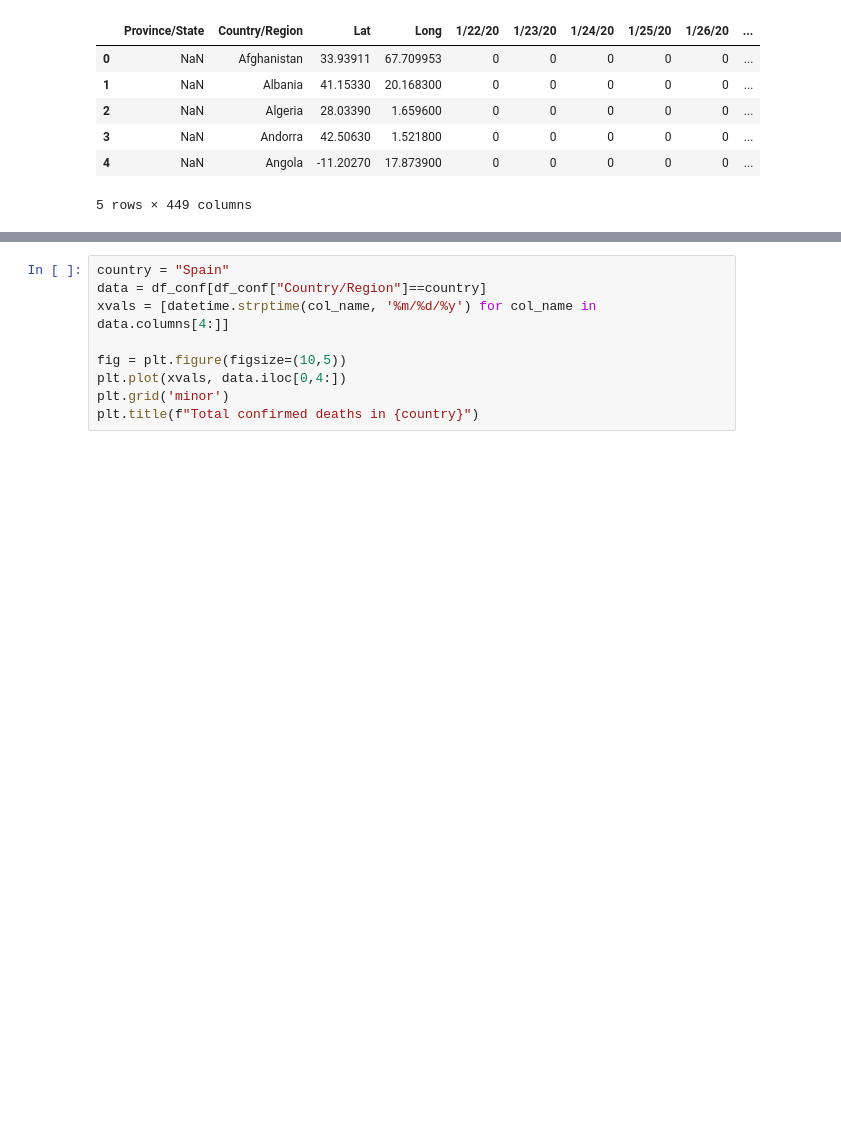
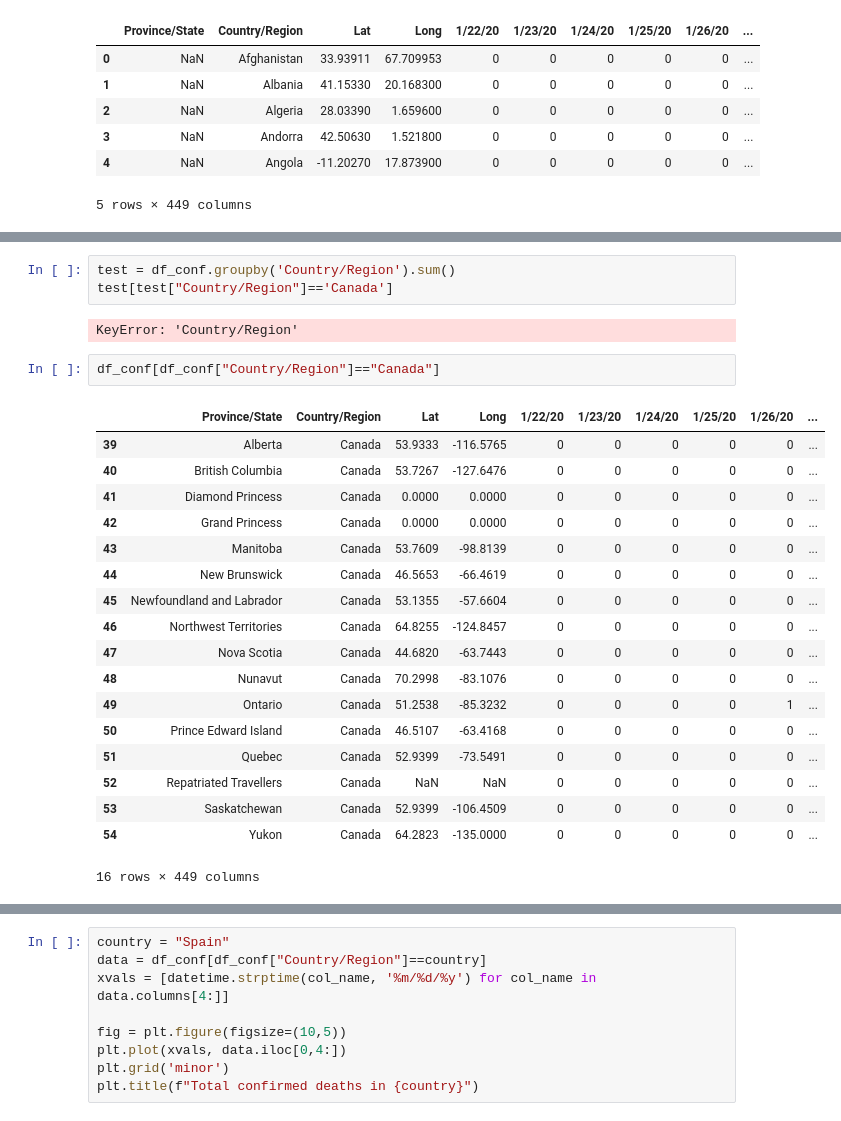
Before and after one commit to nmanduley/midproject, a Jupyter notebook: exploratory/exploratory.ipynb, the cells around one changed output, grey strips where cells are left out. Cells and saved outputs as stored; diff of their text form; blank space fills up the shorter version.

```diff
--- a/exploratory/exploratory.ipynb
+++ b/exploratory/exploratory.ipynb
@@ -41,0 +111,26 @@ df_rec.head()
+# %%
+test = df_conf.groupby('Country/Region').sum()
+test[test["Country/Region"]=='Canada']
+# %% [output]
+KeyError: 'Country/Region'
+# %%
+df_conf[df_conf["Country/Region"]=="Canada"]
+# %% [output]
+|  | Province/State | Country/Region | Lat | Long | 1/22/20 | 1/23/20 | 1/24/20 | 1/25/20 | 1/26/20 | ... |
+| 39 | Alberta | Canada | 53.9333 | -116.5765 | 0 | 0 | 0 | 0 | 0 | ... |
+| 40 | British Columbia | Canada | 53.7267 | -127.6476 | 0 | 0 | 0 | 0 | 0 | ... |
+| 41 | Diamond Princess | Canada | 0.0000 | 0.0000 | 0 | 0 | 0 | 0 | 0 | ... |
+| 42 | Grand Princess | Canada | 0.0000 | 0.0000 | 0 | 0 | 0 | 0 | 0 | ... |
+| 43 | Manitoba | Canada | 53.7609 | -98.8139 | 0 | 0 | 0 | 0 | 0 | ... |
+| 44 | New Brunswick | Canada | 46.5653 | -66.4619 | 0 | 0 | 0 | 0 | 0 | ... |
+| 45 | Newfoundland and Labrador | Canada | 53.1355 | -57.6604 | 0 | 0 | 0 | 0 | 0 | ... |
+| 46 | Northwest Territories | Canada | 64.8255 | -124.8457 | 0 | 0 | 0 | 0 | 0 | ... |
+| 47 | Nova Scotia | Canada | 44.6820 | -63.7443 | 0 | 0 | 0 | 0 | 0 | ... |
+| 48 | Nunavut | Canada | 70.2998 | -83.1076 | 0 | 0 | 0 | 0 | 0 | ... |
+| 49 | Ontario | Canada | 51.2538 | -85.3232 | 0 | 0 | 0 | 0 | 1 | ... |
+| 50 | Prince Edward Island | Canada | 46.5107 | -63.4168 | 0 | 0 | 0 | 0 | 0 | ... |
+| 51 | Quebec | Canada | 52.9399 | -73.5491 | 0 | 0 | 0 | 0 | 0 | ... |
+| 52 | Repatriated Travellers | Canada | NaN | NaN | 0 | 0 | 0 | 0 | 0 | ... |
+| 53 | Saskatchewan | Canada | 52.9399 | -106.4509 | 0 | 0 | 0 | 0 | 0 | ... |
+| 54 | Yukon | Canada | 64.2823 | -135.0000 | 0 | 0 | 0 | 0 | 0 | ... |
+16 rows × 449 columns
```
Also changed, not shown: parts of 12 cells of this notebook.
